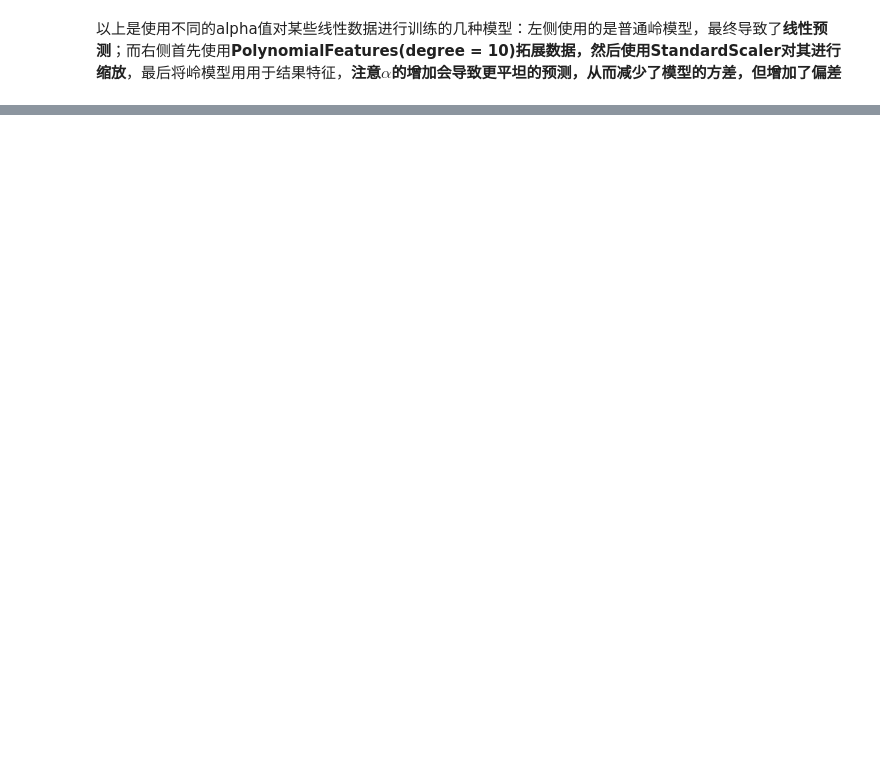
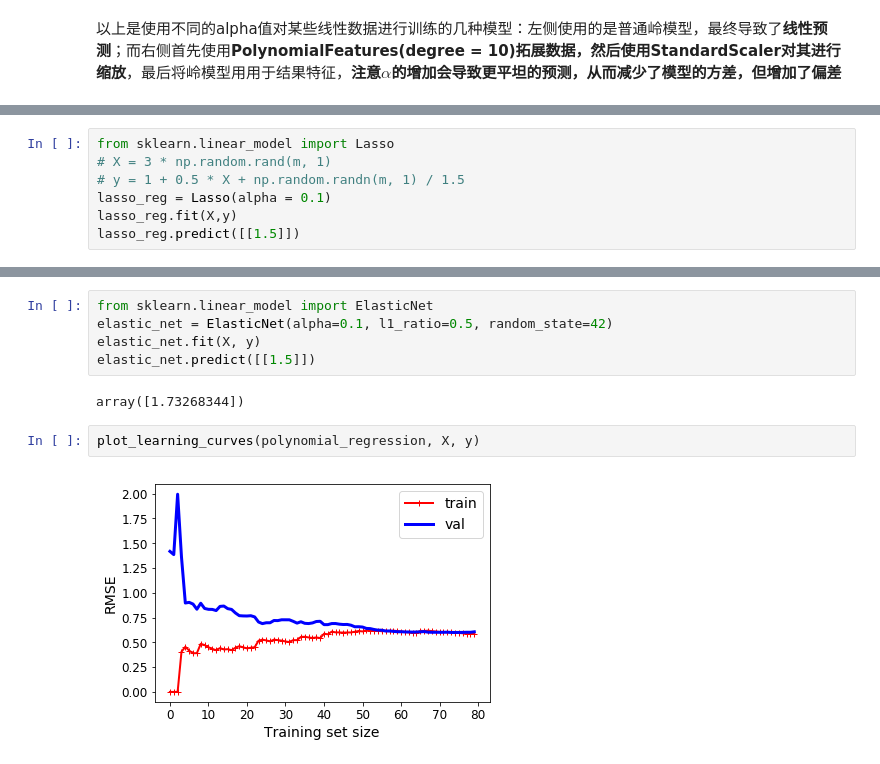
Before and after one commit to AlokaHarryG/DeepLearning, a Jupyter notebook: Chapter4/ML_Unit4_ModelTraining.ipynb, the cells around one changed output, grey strips where cells are left out. Cells and saved outputs as stored; diff of their text form; blank space fills up the shorter version.

```diff
--- a/Chapter4/ML_Unit4_ModelTraining.ipynb
+++ b/Chapter4/ML_Unit4_ModelTraining.ipynb
@@ -528,0 +597,7 @@ Saving figure ridge_regression_plot
+# %%
+from sklearn.linear_model import Lasso
+# X = 3 * np.random.rand(m, 1)
+# y = 1 + 0.5 * X + np.random.randn(m, 1) / 1.5
+lasso_reg = Lasso(alpha = 0.1)
+lasso_reg.fit(X,y)
+lasso_reg.predict([[1.5]])
@@ -528,0 +618,11 @@ Saving figure ridge_regression_plot
+# %%
+from sklearn.linear_model import ElasticNet
+elastic_net = ElasticNet(alpha=0.1, l1_ratio=0.5, random_state=42)
+elastic_net.fit(X, y)
+elastic_net.predict([[1.5]])
+# %% [output]
+array([1.73268344])
+# %%
+plot_learning_curves(polynomial_regression, X, y)
+# %% [output]
+[figure, added]
```
Also changed, not shown: parts of 22 cells of this notebook, 3 other files.
